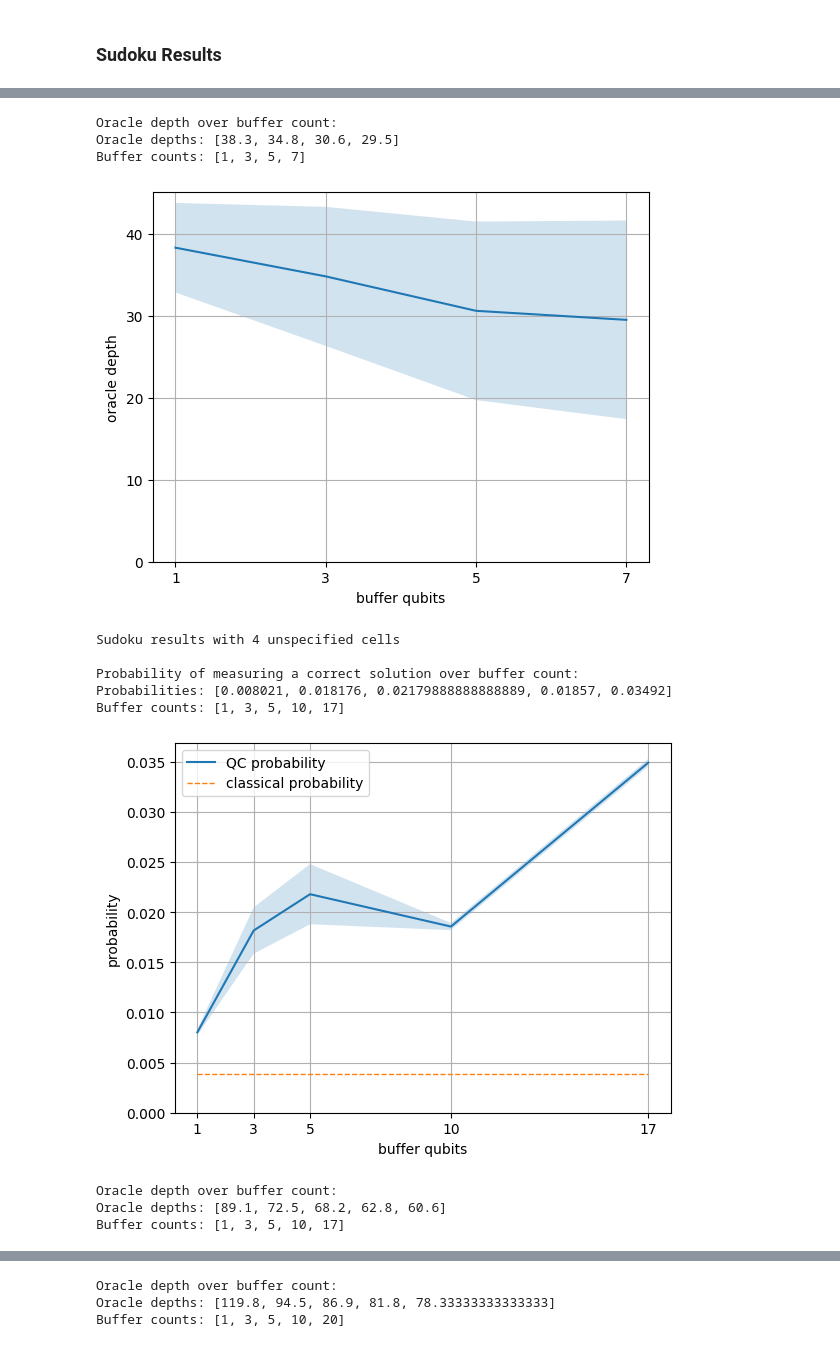
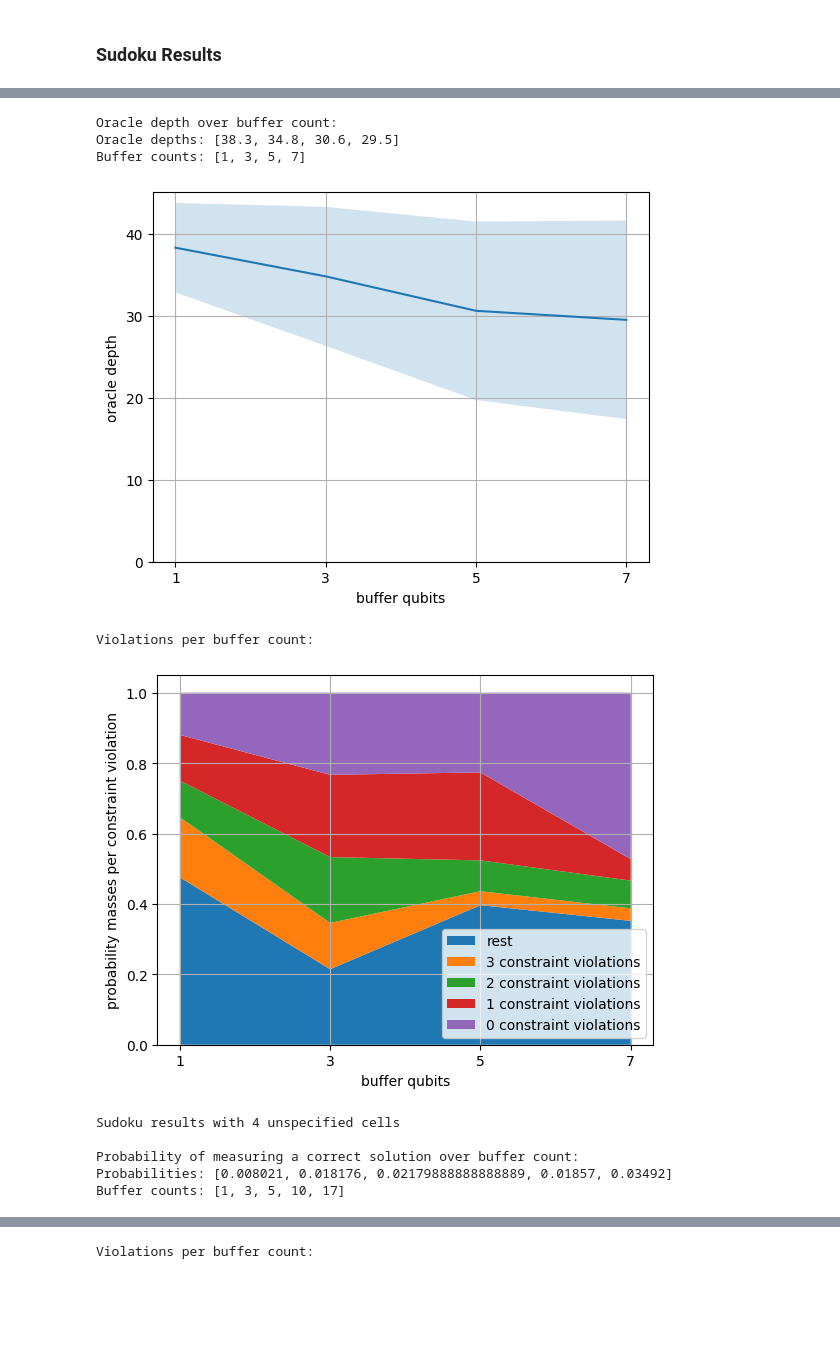
Before and after one commit to westoun/gospl, a Jupyter notebook: evaluation/evaluation.ipynb, the cells around one changed output, grey strips where cells are left out. Cells and saved outputs as stored; diff of their text form; code cells hidden in the pictures; blank space fills up the shorter version.

Commit message:
Add stackplot of constraint violations

```diff
--- a/evaluation/evaluation.ipynb
+++ b/evaluation/evaluation.ipynb
@@ -218,7 +218,7 @@ def get_oracle_depths(experiments: List) -> List[float]:
 # %% [markdown]
 ## Visualization Functions
 # %%
-def plot_probability_per_buffer_count(experiments: List, target_path: None, classical_probability: None):
+def plot_probability_per_buffer_count(experiments: List, target_path: str = None, classical_probability: float = None):
     buffer_counts = get_buffer_counts(experiments)
 
     x = []
@@ -337,7 +337,7 @@ def plot_gate_count_per_buffer_count(experiments: List, target_path: None):
     plt.show()
     plt.clf()
 # %%
-def plot_oracle_depth_per_buffer_count(experiments: List, target_path: None):
+def plot_oracle_depth_per_buffer_count(experiments: List, target_path: str = None):
     buffer_counts = get_buffer_counts(experiments)
 
     x = []
@@ -435,6 +519,9 @@ for edge_count in edge_counts:
     plot_oracle_depth_per_buffer_count(
         rel_graph_coloring_experiments, target_path=f"figures/graph_coloring_{node_counts[0]}n_{edge_count}e_circuit_depths.png"
     )
+
+    print("Violations per buffer count:")
+    plot_violations_per_buffer_count(rel_graph_coloring_experiments)
 # %% [output]
 Graph results with 4 nodes and 3 edges
 
@@ -467,43 +558,39 @@ for variable_count in variable_counts:
         sudoku_experiments, params={
             "variable_count": variable_count
         }
     )
 
     printb(f"\nSudoku results with {variable_count} unspecified cells\n")
 
     print("Probability of measuring a correct solution over buffer count:")
     classical_probability = 1 / compute_sudoku_search_space_sizes(rel_sudoku_experiments)[0]
     plot_probability_per_buffer_count(
         rel_sudoku_experiments, target_path=f"figures/sudoku_{variable_count}v_probabilities.png",
         classical_probability=classical_probability
     )
 
     print("Oracle depth over buffer count:")
     plot_oracle_depth_per_buffer_count(
         rel_sudoku_experiments, target_path=f"figures/sudoku_{variable_count}v_circuit_depths.png"
     )
 
-    # print("Gate count over buffer count:")
-    # plot_gate_count_per_buffer_count(
-    #     rel_sudoku_experiments, target_path=f"results/figures/sudoku_{variable_count}v_gate_counts.png"
-    # )
+    print("Violations per buffer count:")
+    plot_violations_per_buffer_count(rel_sudoku_experiments)
 # %% [output]
 Sudoku results with 2 unspecified cells
 
 Probability of measuring a correct solution over buffer count:
 Probabilities: [0.119799, 0.233261, 0.226362, 0.47285]
 Buffer counts: [1, 3, 5, 7]
 [figure]
 Oracle depth over buffer count:
 Oracle depths: [38.3, 34.8, 30.6, 29.5]
 Buffer counts: [1, 3, 5, 7]
 [figure]
-Sudoku results with 4 unspecified cells
-
-Probability of measuring a correct solution over buffer count:
-Probabilities: [0.008021, 0.018176, 0.02179888888888889, 0.01857, 0.03492]
-Buffer counts: [1, 3, 5, 10, 17]
+Violations per buffer count:
-[figure, old version]
+[figure, new version]
-Oracle depth over buffer count:
-Oracle depths: [89.1, 72.5, 68.2, 62.8, 60.6]
+Sudoku results with 4 unspecified cells
+
+Probability of measuring a correct solution over buffer count:
+Probabilities: [0.008021, 0.018176, 0.02179888888888889, 0.01857, 0.03492]
 Buffer counts: [1, 3, 5, 10, 17]
@@ -517,3 +602 @@ Buffer counts: [1, 3, 5, 10, 20]
-Oracle depth over buffer count:
-Oracle depths: [119.8, 94.5, 86.9, 81.8, 78.33333333333333]
-Buffer counts: [1, 3, 5, 10, 20]
+Violations per buffer count:
```
Also changed, not shown: parts of 5 cells of this notebook.
